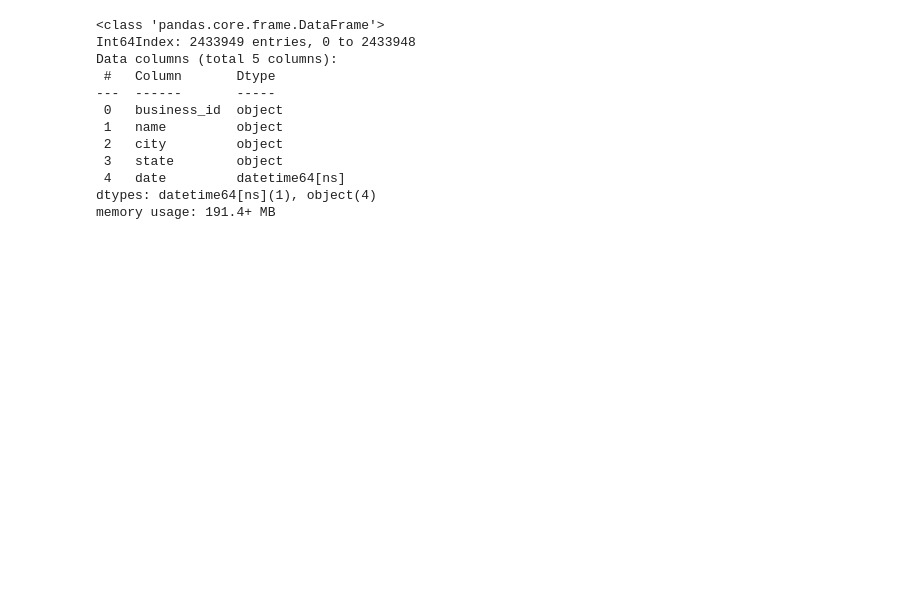
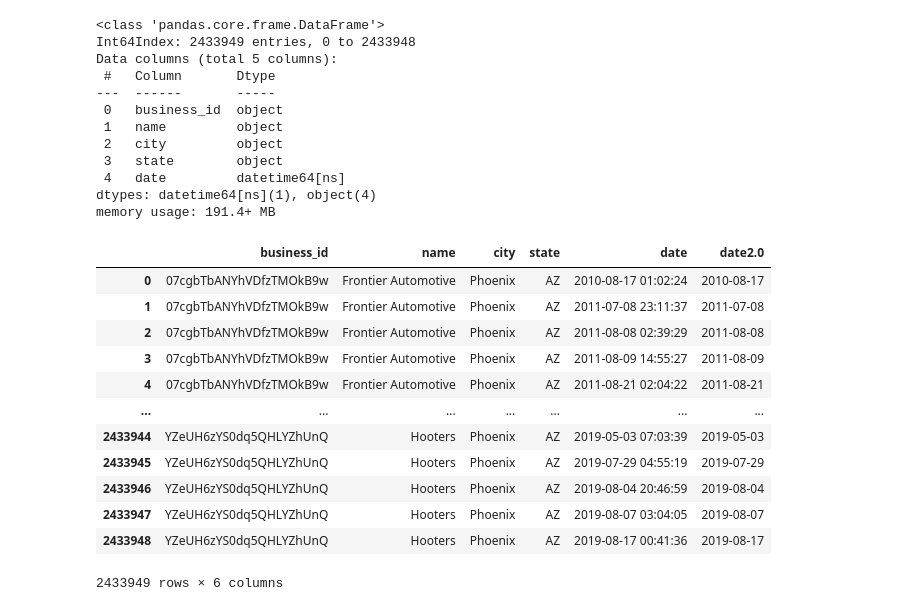
Before and after one commit to egitit/Yelp_Business_Check-ins_and_The-Weather, a Jupyter notebook: yelp_checkin_eda.ipynb, the cells around one changed output. Drawn from its saved outputs; the diff is of its cells as text; code cells hidden in the pictures; blank space fills up the shorter version.

Commit message:
got phx checkins date down to a useable format

```diff
--- a/yelp_checkin_eda.ipynb
+++ b/yelp_checkin_eda.ipynb
@@ -334,3 +328,21 @@ Data columns (total 5 columns):
  4   date         datetime64[ns]
 dtypes: datetime64[ns](1), object(4)
 memory usage: 191.4+ MB
+# %%
+phx_checkins['date2.0'] = phx_checkins['date'].dt.date
+# %%
+phx_checkins
+# %% [output]
+|  | business_id | name | city | state | date | date2.0 |
+| 0 | 07cgbTbANYhVDfzTMOkB9w | Frontier Automotive | Phoenix | AZ | 2010-08-17 01:02:24 | 2010-08-17 |
+| 1 | 07cgbTbANYhVDfzTMOkB9w | Frontier Automotive | Phoenix | AZ | 2011-07-08 23:11:37 | 2011-07-08 |
+| 2 | 07cgbTbANYhVDfzTMOkB9w | Frontier Automotive | Phoenix | AZ | 2011-08-08 02:39:29 | 2011-08-08 |
+| 3 | 07cgbTbANYhVDfzTMOkB9w | Frontier Automotive | Phoenix | AZ | 2011-08-09 14:55:27 | 2011-08-09 |
+| 4 | 07cgbTbANYhVDfzTMOkB9w | Frontier Automotive | Phoenix | AZ | 2011-08-21 02:04:22 | 2011-08-21 |
+| ... | ... | ... | ... | ... | ... | ... |
+| 2433944 | YZeUH6zYS0dq5QHLYZhUnQ | Hooters | Phoenix | AZ | 2019-05-03 07:03:39 | 2019-05-03 |
+| 2433945 | YZeUH6zYS0dq5QHLYZhUnQ | Hooters | Phoenix | AZ | 2019-07-29 04:55:19 | 2019-07-29 |
+| 2433946 | YZeUH6zYS0dq5QHLYZhUnQ | Hooters | Phoenix | AZ | 2019-08-04 20:46:59 | 2019-08-04 |
+| 2433947 | YZeUH6zYS0dq5QHLYZhUnQ | Hooters | Phoenix | AZ | 2019-08-07 03:04:05 | 2019-08-07 |
+| 2433948 | YZeUH6zYS0dq5QHLYZhUnQ | Hooters | Phoenix | AZ | 2019-08-17 00:41:36 | 2019-08-17 |
+2433949 rows × 6 columns
```
Also changed, not shown: parts of 4 cells of this notebook.
